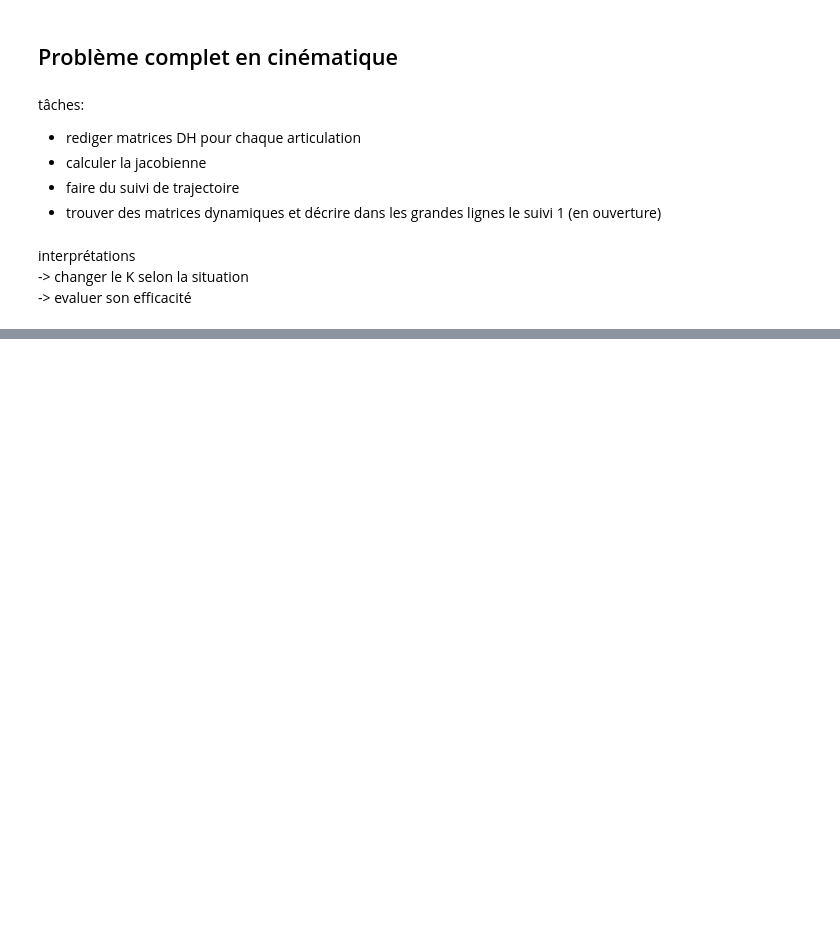
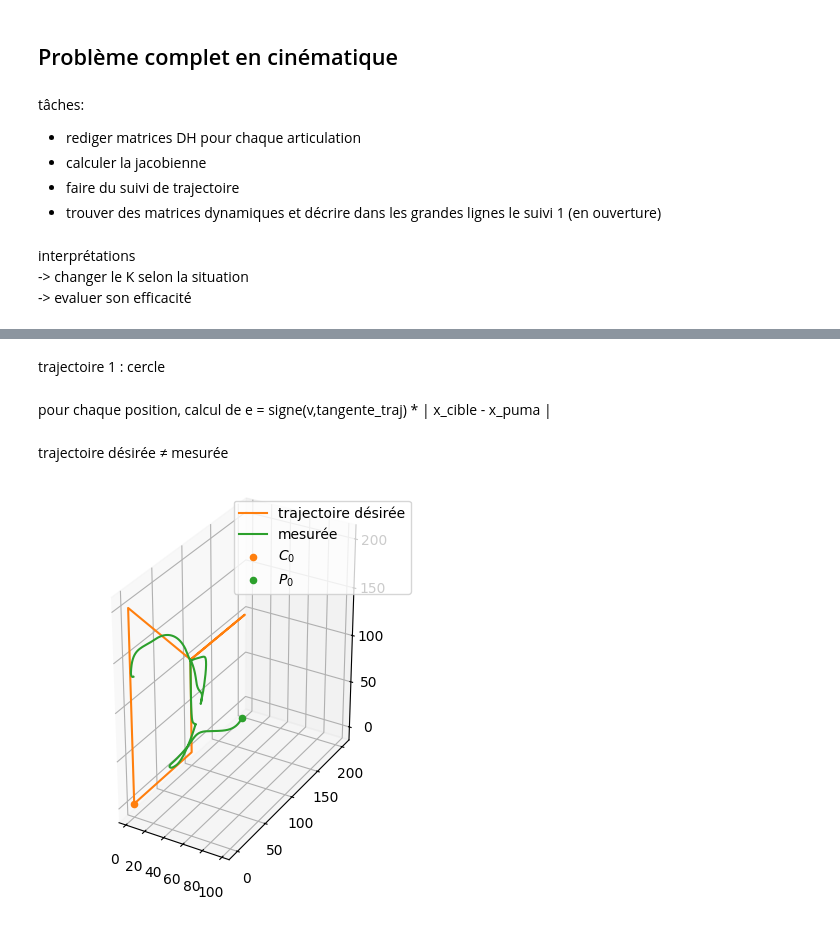
Before and after one commit to erwan-maugeri/Robot-Puma, a Jupyter notebook: cr_stage.ipynb, the cells around one changed output, grey strips where cells are left out. Saved outputs shown, nothing was run; the diff lists cells and outputs as text; code cells hidden in the pictures; blank space fills up the shorter version.

Commit message:
programme suivi de trajectoires

```diff
--- a/cr_stage.ipynb
+++ b/cr_stage.ipynb
@@ -690,0 +1144,6 @@ interprétations \
+# %% [markdown]
+trajectoire 1 : cercle
+# %% [markdown]
+pour chaque position, calcul de   e = signe(v,tangente_traj) * | x_cible - x_puma |
+# %% [markdown]
+trajectoire désirée ≠ mesurée
@@ -690,0 +1170,28 @@ interprétations \
+# %%
+# trajectoire détérministe -> je donne chemin + vitesse
+# carré de côtés 100m dans le plan yOz
+def traj(t) :
+    """ Définit la trajectoire
+    Paramètre
+    ----
+    t : float, temps en secondes
+    ----
+    Sortie :
+
+    x,y,z : coordonnées en fct(t)
+    ux, uy, uz : coordonnées du vecteur orienté
+    """
+    if t<=1 :
+        x,y,z = 0, t*100, 0
+        ux, uy, uz = 0, 100, 0
+    elif t<=2 :
+        x,y,z = 0, 100, (t-1)*100
+        ux, uy, uz = 0, 0, 100
+    elif t<=3 :
+        x,y,z = 0, 100-(t-3)*100, 100
+        ux, uy, uz = 0, -100, 0
+    else :
+        x,y,z = 0, 0, 100 -(t-4)*100
+        ux, uy, uz = 0, 0, -100
+
+    return x,y,z, ux, uy, uz
@@ -690,0 +1289,18 @@ interprétations \
+# %%
+fig = plt.figure()
+ax = fig.add_subplot(111, projection='3d')
+
+# hodographes
+ax.plot(x_traj, y_traj, z_traj, color="C1", label="trajectoire désirée")
+ax.plot(x_puma, y_puma, z_puma, color="C2", label="mesurée")
+
+ax.scatter(x_traj[0], y_traj[0], z_traj[0], color="C1", label="$C_0$")
+ax.scatter(x_puma[0], y_puma[0], z_puma[0], color="C2", label="$P_0$")
+
+ax.set_aspect('equal')
+R=100
+
+plt.legend()
+plt.show()
+# %% [output]
+[figure, added]
```
Also changed, not shown: parts of 9 cells of this notebook.
